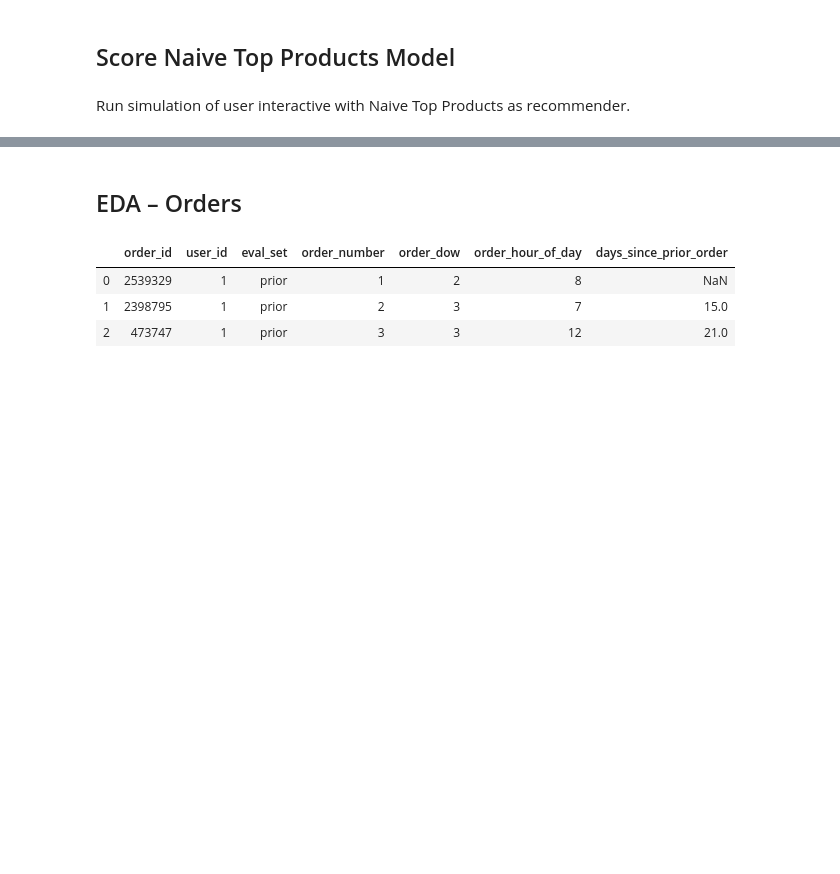
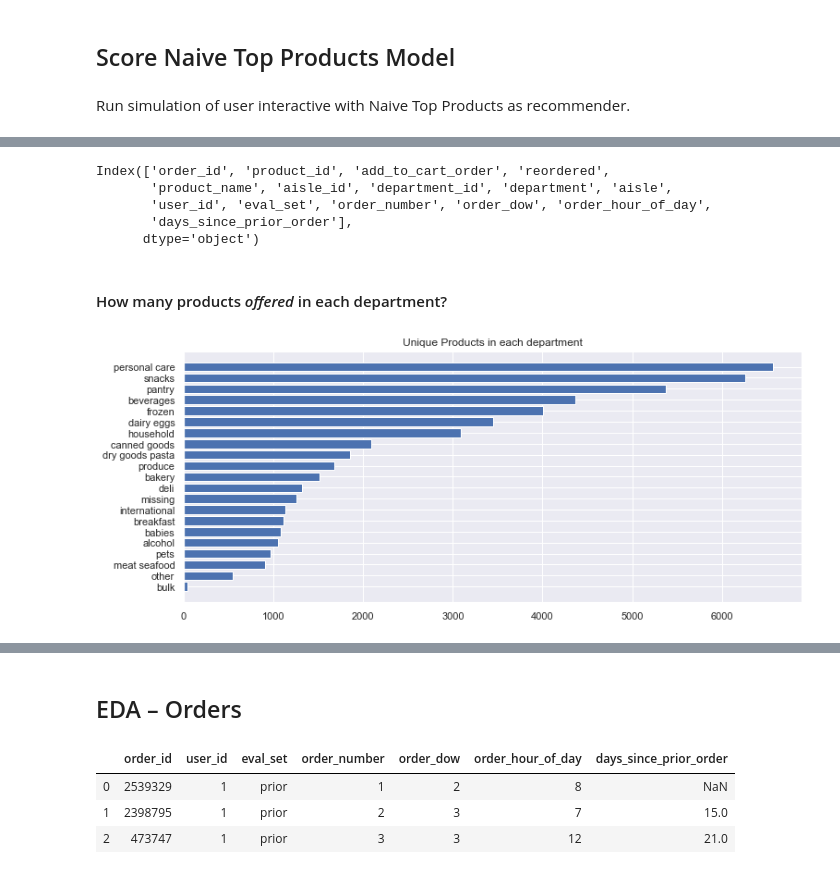
Before and after one commit to thomkav/classification_instacart, a Jupyter notebook: notebooks/IC_Modeling_HubNotebook.ipynb, the cells around one changed output, grey strips where cells are left out. Cells and saved outputs as stored; diff of their text form; code cells hidden in the pictures; blank space fills up the shorter version.

Commit message:
reassess problem statement, rebuild target/train df

```diff
--- a/notebooks/IC_Modeling_HubNotebook.ipynb
+++ b/notebooks/IC_Modeling_HubNotebook.ipynb
@@ -366,0 +361,3 @@ df_dept_index.head(3)
+# %%
+df_prod_dir = pd.merge(df_prod_index, df_dept_index, on='department_id')
+df_prod_dir = pd.merge(df_prod_dir, df_aisle_index, on='aisle_id')
@@ -366,0 +371,22 @@ df_dept_index.head(3)
+# %%
+# Make a order-product list with all possible information:
+df_all_order_prods = pd.concat([df_order_prods__prior, df_order_prods__train])
+df_all_order_prods = pd.merge(df_all_order_prods, df_prod_dir, on='product_id')
+df_all_order_prods = pd.merge(df_all_order_prods, df_orders_log, on='order_id')
+df_all_order_prods.columns
+# %% [output]
+Index(['order_id', 'product_id', 'add_to_cart_order', 'reordered',
+       'product_name', 'aisle_id', 'department_id', 'department', 'aisle',
+       'user_id', 'eval_set', 'order_number', 'order_dow', 'order_hour_of_day',
+       'days_since_prior_order'],
+      dtype='object')
+# %% [markdown]
+#### How many products _offered_ in each department?
+# %%
+# Use the complete product directory for this:
+data = df_prod_dir.groupby('department').product_name.nunique().sort_values()
+fig = plt.figure(figsize=(12,5))
+plt.barh(y=data.index, width=data.values)
+plt.title("Unique Products in each department");
+# %% [output]
+[figure, added]
```
Also changed, not shown: parts of 31 cells of this notebook, 6 other files.
